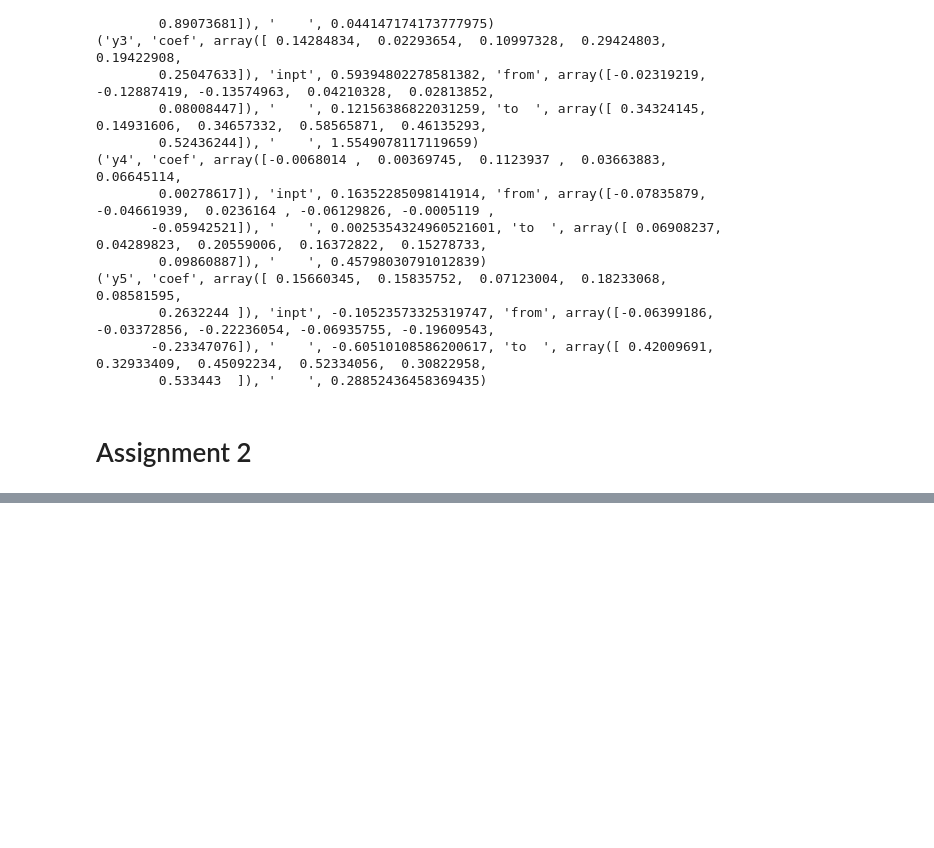
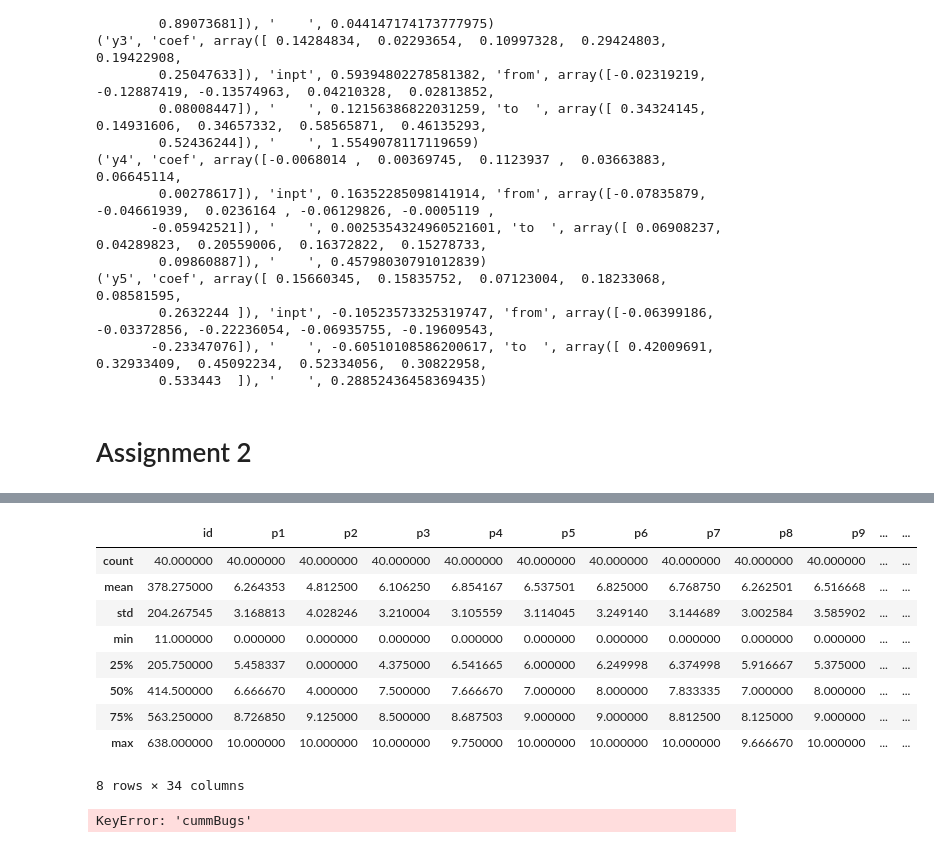
Before and after one commit to fafasonga/advstat-labs, a Jupyter notebook: Lab08/Lab 08.ipynb, the cells around one changed output, grey strips where cells are left out. Saved outputs shown, nothing was run; the diff lists cells and outputs as text; code cells hidden in the pictures; blank space fills up the shorter version.

```diff
--- a/Lab08/Lab 08.ipynb
+++ b/Lab08/Lab 08.ipynb
@@ -125,0 +162,18 @@ for label in targets:
+# %%
+data2.describe()
+# %% [output]
+|  | id | p1 | p2 | p3 | p4 | p5 | p6 | p7 | p8 | p9 | ... | ... |
+| count | 40.000000 | 40.000000 | 40.000000 | 40.000000 | 40.000000 | 40.000000 | 40.000000 | 40.000000 | 40.000000 | 40.000000 | ... | ... |
+| mean | 378.275000 | 6.264353 | 4.812500 | 6.106250 | 6.854167 | 6.537501 | 6.825000 | 6.768750 | 6.262501 | 6.516668 | ... | ... |
+| std | 204.267545 | 3.168813 | 4.028246 | 3.210004 | 3.105559 | 3.114045 | 3.249140 | 3.144689 | 3.002584 | 3.585902 | ... | ... |
+| min | 11.000000 | 0.000000 | 0.000000 | 0.000000 | 0.000000 | 0.000000 | 0.000000 | 0.000000 | 0.000000 | 0.000000 | ... | ... |
+| 25% | 205.750000 | 5.458337 | 0.000000 | 4.375000 | 6.541665 | 6.000000 | 6.249998 | 6.374998 | 5.916667 | 5.375000 | ... | ... |
+| 50% | 414.500000 | 6.666670 | 4.000000 | 7.500000 | 7.666670 | 7.000000 | 8.000000 | 7.833335 | 7.000000 | 8.000000 | ... | ... |
+| 75% | 563.250000 | 8.726850 | 9.125000 | 8.500000 | 8.687503 | 9.000000 | 9.000000 | 8.812500 | 8.125000 | 9.000000 | ... | ... |
+| max | 638.000000 | 10.000000 | 10.000000 | 10.000000 | 9.750000 | 10.000000 | 10.000000 | 10.000000 | 9.666670 | 10.000000 | ... | ... |
+8 rows × 34 columns
+# %%
+plt.plot(data2['cummBugs'])
+plt.show()
+# %% [output]
+KeyError: 'cummBugs'
```
Also changed, not shown: parts of 6 cells of this notebook.
